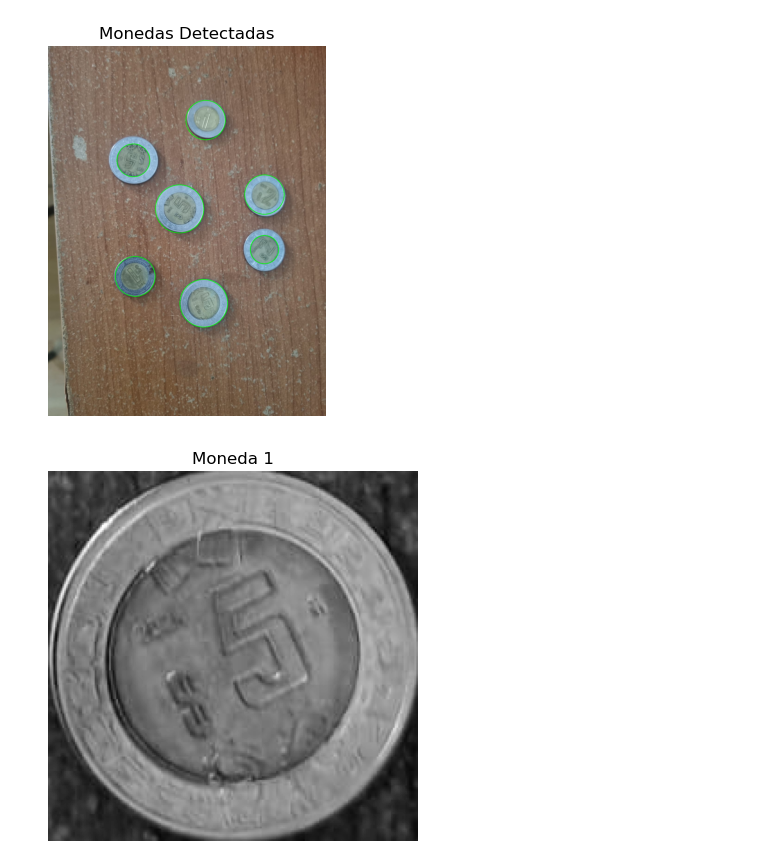
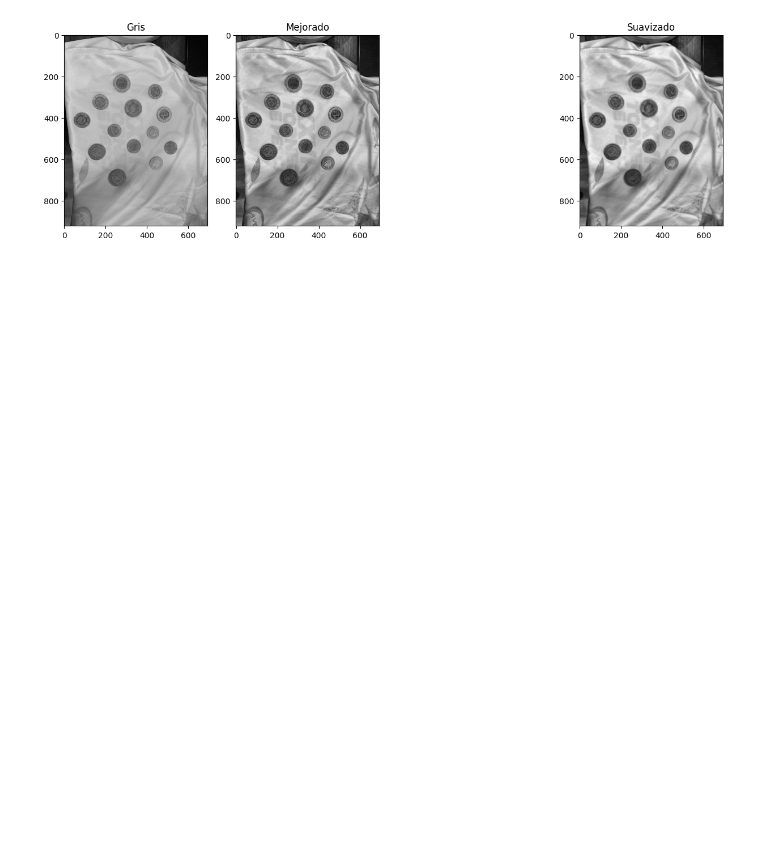
Before and after one commit to Mojarras7/TC1001S, a Jupyter notebook: coin_counter/Coin Counter.ipynb, the cells around one changed output. Drawn from its saved outputs; the diff is of its cells as text; code cells hidden in the pictures; blank space fills up the shorter version.

```diff
--- a/coin_counter/Coin Counter.ipynb
+++ b/coin_counter/Coin Counter.ipynb
@@ -4,13 +4,17 @@ import cv2
 # import pytesseract
 from matplotlib import pyplot as plt
 import numpy as np
+import tkinter as Tk
 
 # Check if tkinter is available
 try:
     from tkinter import Tk
     from tkinter.filedialog import askopenfilename
-    tkinter_available = True
-except ImportError:
+    #for some reason, this works despite the fact that tkinter is not installed in the environment
+    #manually change this variable to True if you want to use the file dialog
+    #tkinter_available = True
+    tkinter_available = False
+except:
     print("tkinter library not found. File dialog will not be available.")
     tkinter_available = False
 # %%
@@ -20,8 +24,7 @@ if tkinter_available:
     Tk().withdraw()
     file_name = askopenfilename(title="Select an image file", filetypes=[("Image files", "*.jpg *.jpeg *.png *.bmp")])
 else:
-    # Provide a default image path or ask for manual input
-    file_name = "coin_counter/images/monedas.jpg"  # Default image path
+    file_name = "images/IMG_0494.jpg"  #
 
 imagen = cv2.imread(file_name)
 
@@ -35,56 +38,26 @@ plt.show()
 # %%
-# ========== DETECT CIRCLES ==========
+# ========== IMPROVED PREPROCESSING ==========
+gray = cv2.cvtColor(imagen, cv2.COLOR_BGR2GRAY)
 
-gray = cv2.cvtColor(imagen, cv2.COLOR_BGR2GRAY)
-gauss = cv2.GaussianBlur(gray, (9, 9), 2)
+# Mejorar contraste con CLAHE
+clahe = cv2.createCLAHE(clipLimit=2.0, tileGridSize=(8, 8))
+gray_enhanced = clahe.apply(gray)
 
-# Detectar circulos en la imagen
-circles = cv2.HoughCircles(gauss, cv2.HOUGH_GRADIENT, dp=1, minDist=50,
-                           param1=100, param2=30, minRadius=10, maxRadius=200) #retorna un array de circulos (x, y, r) donde x e y son las coordenadas del centro y r el radio
 
-total_monedas = 0
-valores_detectados = []
 
-if circles is not None:
-    circles = np.uint16(np.around(circles)) ## Convertir a enteros el array de circulos que retorna HoughCircles
-    total_monedas = len(circles[0, :]) # Total de monedas detectadas dependiendo de la cantidad de circulos detectados
+# Kernel dinámico basado en resolución
+altura, anchura = gray.shape
+kernel_size = max(3, int(min(altura, anchura) * 0.01))
+if kernel_size % 2 == 0:  # kernel debe ser impar
+	kernel_size += 1
+gauss = cv2.GaussianBlur(gray_enhanced, (kernel_size, kernel_size), 0)
 
-    # Extraer radios y calcular percentiles para 3 grupos (1, 2 y 5 pesos)
-    radios = [r for x, y, r in circles[0, :]] # Extraer radios de los circulos detectados con un for loop
-    th1, th2 = np.percentile(radios, [33, 66])
-    #si una moneda tiene un radio menor a th1 se considera de 1 peso, entre th1 y th2 de 2 pesos y mayor a th2 de 5 pesos
+#print out the images to see the difference
+# Create a figure with appropriate size
+plt.figure(figsize=(15, 5))
 
-    for x, y, r in circles[0, :]: #dibujar circulos en la imagen original y decidir el valor de la moneda
-        cv2.circle(imagen, (x, y), r, (0, 255, 0), 2) #dibuja circulos en x, y con radio r de color verde y grosor 2
-
-        if r < th1: #si es menor al percentil 33 es 1 peso y así
-            valor = 1
-        elif r < th2:
-            valor = 2
-        else:
-            valor = 5
-
-        valores_detectados.append(valor)
-
-# ===SHOW RESULTS===
-print(f"Monedas detectadas: {total_monedas}")
-print(f"Valores detectados: {valores_detectados}")
-print(f"Total en dinero: {sum(valores_detectados)}")
-
-# ========== SHOW IMAGES ==========
-plt.imshow(imagen)
-plt.axis('off')
-plt.title("Monedas Detectadas")
-plt.show()
-
-# ========== SHOW INDIVIDUAL COINS ==========
-for i, (x, y, r) in enumerate(circles[0, :]): # Extraer cada moneda en el array de circulos
-    x1, y1 = max(0, x - r), max(0, y - r) #condiciones para evitar que se salga de la imagen
-    x2, y2 = x + r, y + r
-    moneda = gray[y1:y2, x1:x2] # Extraer la moneda de la imagen original con las coordenadas x1, y1, x2, y2
-
-    plt.imshow(moneda, cmap='gray')
-    plt.axis('off')
-    plt.title(f"Moneda {i+1}")
-    plt.show()
+# Display the preprocessing stages
+plt.subplot(1, 4, 1), plt.imshow(gray, cmap='gray'), plt.title('Gris')
+plt.subplot(1, 4, 2), plt.imshow(gray_enhanced, cmap='gray'), plt.title('Mejorado')
+plt.subplot(1, 4, 4), plt.imshow(gauss, cmap='gray'), plt.title('Suavizado')
 # %% [output]
@@ -94,2 +67 @@ Total en dinero: 21
-[figure, old version]
+[figure, new version]
-[figure, removed]
```
Also changed, not shown: parts of 3 cells of this notebook, 2 other files.
